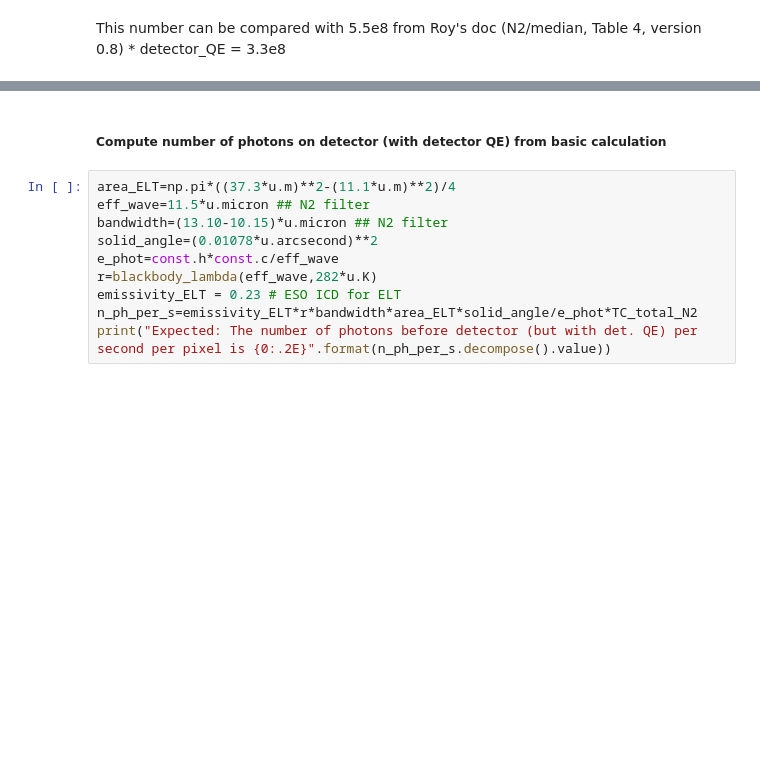
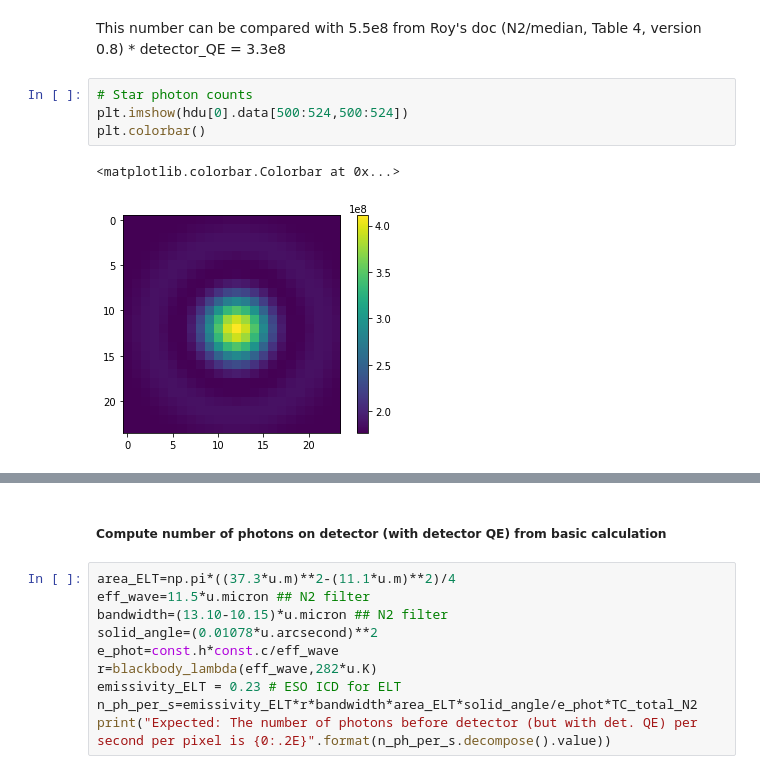
Before and after one commit to astronomyk/SimMETIS, a Jupyter notebook: notebooks/SimMETIS_NQ_IMG_test.ipynb, the cells around one changed output, grey strips where cells are left out. Saved outputs shown, nothing was run; the diff lists cells and outputs as text; blank space fills up the shorter version.

```diff
--- a/notebooks/SimMETIS_NQ_IMG_test.ipynb
+++ b/notebooks/SimMETIS_NQ_IMG_test.ipynb
@@ -184,2 +190,9 @@ The number of bg photons per second per pix is 1.70E+08
 # %% [markdown]
 This number can be compared with 5.5e8 from Roy's doc (N2/median, Table 4, version 0.8) * detector_QE = 3.3e8
+# %%
+# Star photon counts
+plt.imshow(hdu[0].data[500:524,500:524])
+plt.colorbar()
+# %% [output]
+<matplotlib.colorbar.Colorbar at 0x...>
+[figure, added]
```
Also changed, not shown: parts of 31 cells of this notebook, 1 other file.
